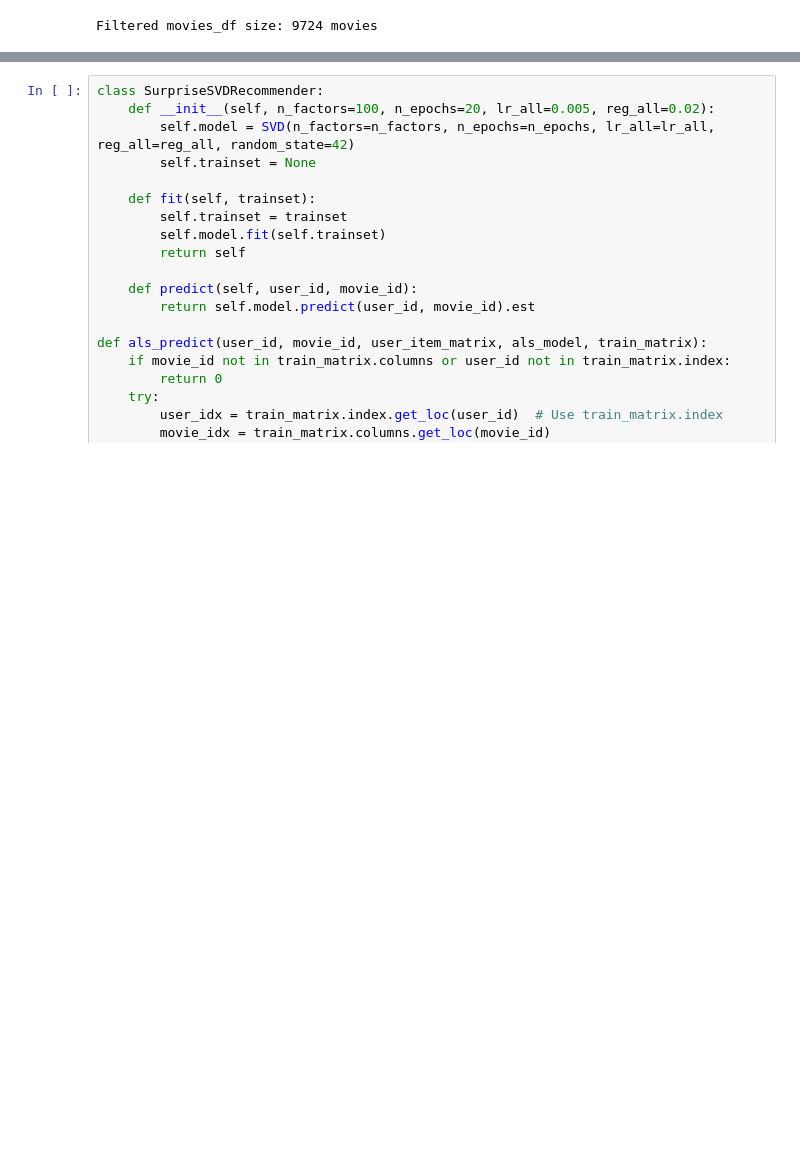
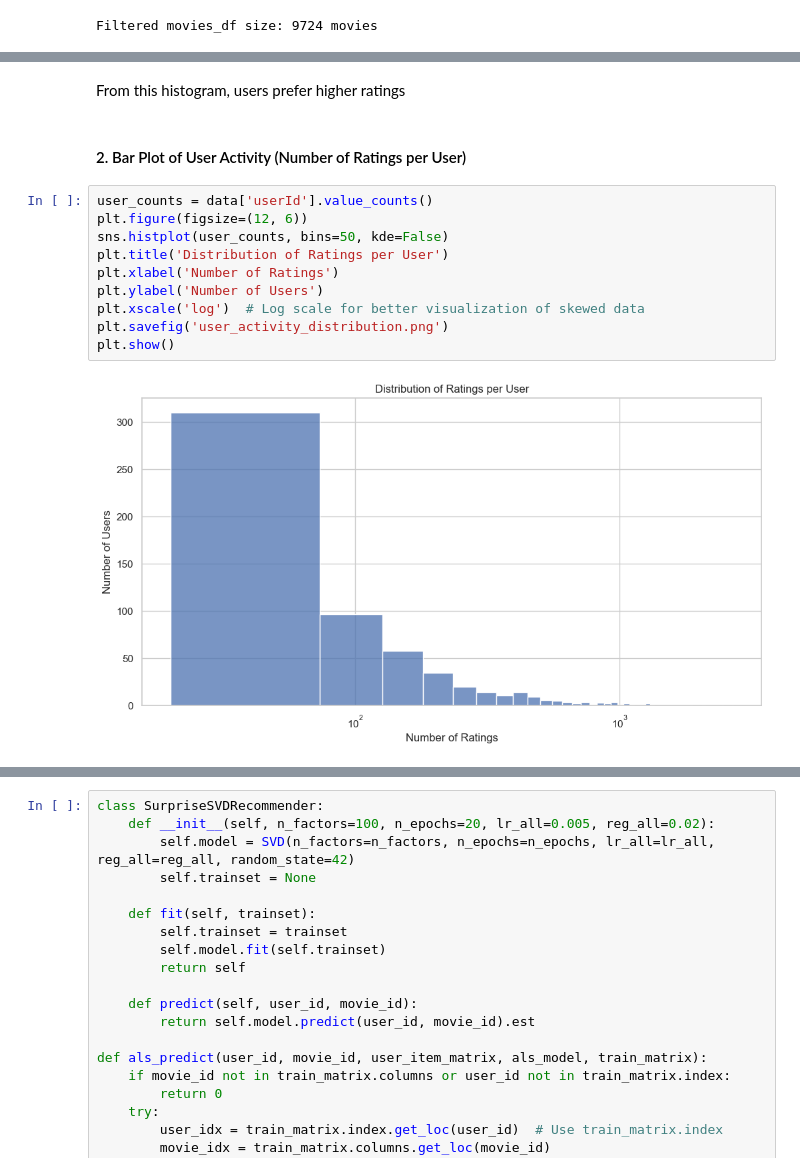
Before and after one commit to H-Rumenya/Group_2_P4_Project, a Jupyter notebook: phase4_project.ipynb, the cells around one changed output, grey strips where cells are left out. Drawn from its saved outputs; the diff is of its cells as text; blank space fills up the shorter version.

```diff
--- a/phase4_project.ipynb
+++ b/phase4_project.ipynb
@@ -303,0 +320,16 @@ Filtered movies_df size: 9724 movies
+# %% [markdown]
+From this histogram, users prefer higher ratings
+# %% [markdown]
+#### 2. Bar Plot of User Activity (Number of Ratings per User)
+# %%
+user_counts = data['userId'].value_counts()
+plt.figure(figsize=(12, 6))
+sns.histplot(user_counts, bins=50, kde=False)
+plt.title('Distribution of Ratings per User')
+plt.xlabel('Number of Ratings')
+plt.ylabel('Number of Users')
+plt.xscale('log')  # Log scale for better visualization of skewed data
+plt.savefig('user_activity_distribution.png')
+plt.show()
+# %% [output]
+[figure, added]
```
Also changed, not shown: parts of 39 cells of this notebook.
